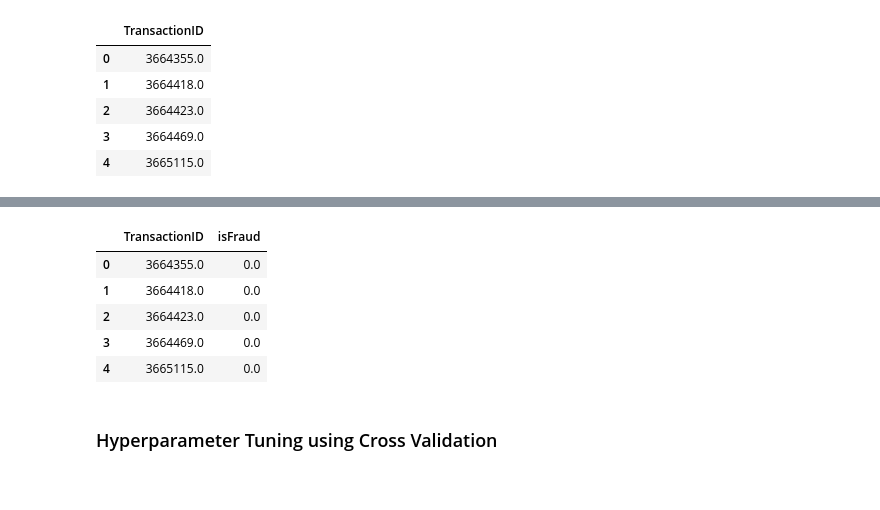
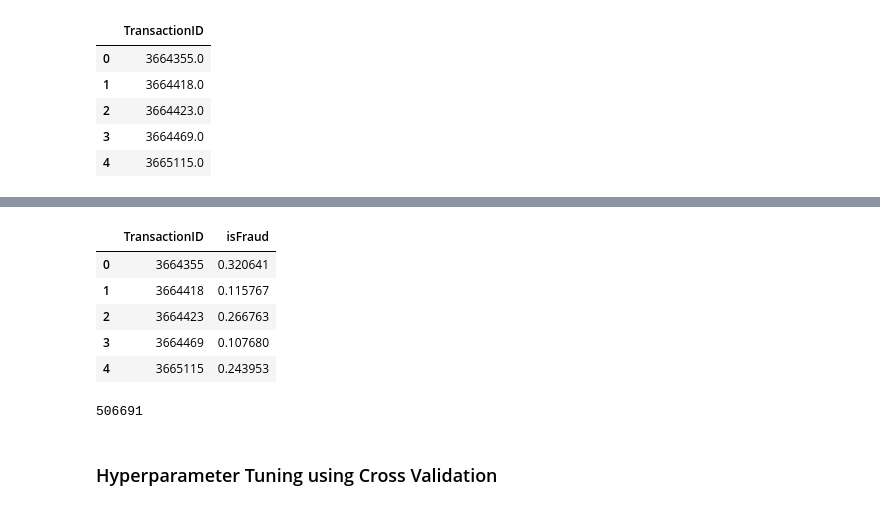
Before and after one commit to PrinceJavier/ieee_cis_fraud_detection, a Jupyter notebook: ieee_cis_fraud_detection.feature_eng.ipynb, the cells around one changed output, grey strips where cells are left out. Saved outputs shown, nothing was run; the diff lists cells and outputs as text; code cells hidden in the pictures.

```diff
--- a/ieee_cis_fraud_detection.feature_eng.ipynb
+++ b/ieee_cis_fraud_detection.feature_eng.ipynb
@@ -403,5 +428,5 @@ prediction_test = model.transform(df_test)
 # %%
-preds = prediction_test.select('prediction').toPandas()
+preds = prediction_test.select('probability', 'prediction').toPandas()
 # %%
 preds.head()
 # %% [output]
@@ -413,0 +439,5 @@ preds.head()
+# %%
+preds2 = preds.copy()
+# %%
+preds2.probability = preds.probability.apply(lambda x: x[1])
+preds2.head(30)
@@ -414,14 +462,15 @@ preds.head()
 # %%
-final_preds = pd.concat([trans_id, preds], axis=1)
+final_preds = pd.concat([trans_id, preds2.probability], axis=1)
 final_preds.columns = ['TransactionID', 'isFraud']
+final_preds.TransactionID = final_preds.TransactionID.astype(int)
 final_preds.head()
 # %% [output]
 |  | TransactionID | isFraud |
-| 0 | 3664355.0 | 0.0 |
-| 1 | 3664418.0 | 0.0 |
-| 2 | 3664423.0 | 0.0 |
-| 3 | 3664469.0 | 0.0 |
-| 4 | 3665115.0 | 0.0 |
+| 0 | 3664355 | 0.320641 |
+| 1 | 3664418 | 0.115767 |
+| 2 | 3664423 | 0.266763 |
+| 3 | 3664469 | 0.107680 |
+| 4 | 3665115 | 0.243953 |
 # %%
 # convert to pyspark
 from pyspark.sql import SQLContext
@@ -431,6 +480,10 @@ final_preds_spark = sql.createDataFrame(final_preds)
 path = "cos://default-donotdelete-pr-l16zufkrkht8vm.os_938e241641654cf0a8c1bb0aefbea33d_configs/test_predictions.csv"
 final_preds_spark.write.format('org.apache.spark.sql.execution.datasources.csv.CSVFileFormat')\
     .option('header', 'true').save(path)
+# %%
+df_test.count()
+# %% [output]
+506691
 # %% [markdown]
 ### Hyperparameter Tuning using Cross Validation
 # %% [markdown]
```
Also changed, not shown: parts of 13 cells of this notebook.
